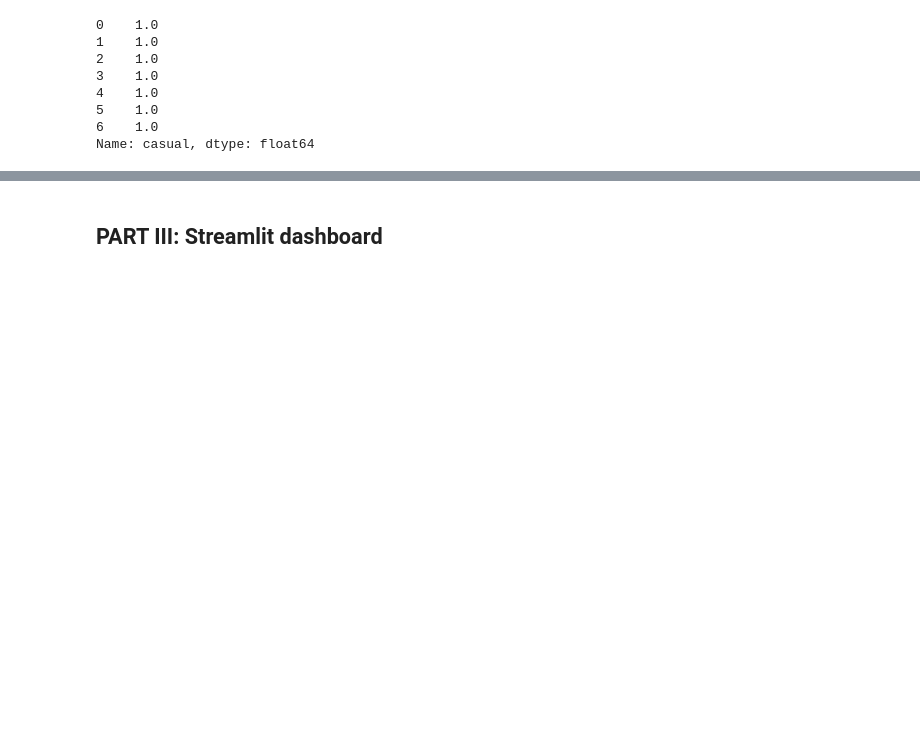
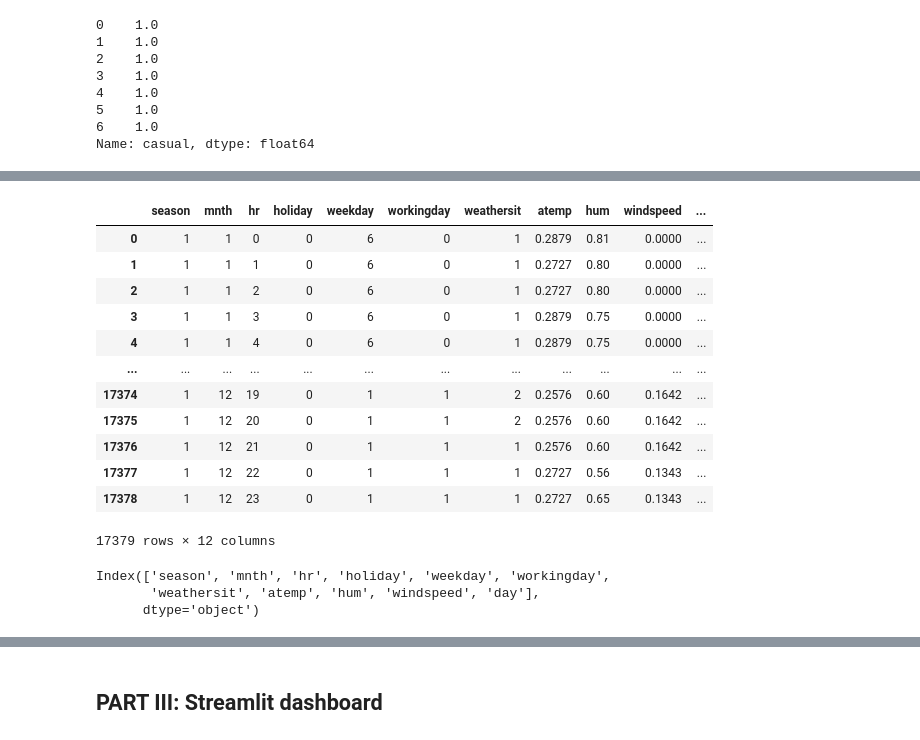
Before and after one commit to badek23/BikeRentalPredictions, a Jupyter notebook: EDA and Model Creation.ipynb, the cells around one changed output, grey strips where cells are left out. Drawn from its saved outputs; the diff is of its cells as text; code cells hidden in the pictures; blank space fills up the shorter version.

```diff
--- a/EDA and Model Creation.ipynb
+++ b/EDA and Model Creation.ipynb
@@ -333,0 +388,22 @@ Name: casual, dtype: float64
+# %%
+data
+# %% [output]
+|  | season | mnth | hr | holiday | weekday | workingday | weathersit | atemp | hum | windspeed | ... |
+| 0 | 1 | 1 | 0 | 0 | 6 | 0 | 1 | 0.2879 | 0.81 | 0.0000 | ... |
+| 1 | 1 | 1 | 1 | 0 | 6 | 0 | 1 | 0.2727 | 0.80 | 0.0000 | ... |
+| 2 | 1 | 1 | 2 | 0 | 6 | 0 | 1 | 0.2727 | 0.80 | 0.0000 | ... |
+| 3 | 1 | 1 | 3 | 0 | 6 | 0 | 1 | 0.2879 | 0.75 | 0.0000 | ... |
+| 4 | 1 | 1 | 4 | 0 | 6 | 0 | 1 | 0.2879 | 0.75 | 0.0000 | ... |
+| ... | ... | ... | ... | ... | ... | ... | ... | ... | ... | ... | ... |
+| 17374 | 1 | 12 | 19 | 0 | 1 | 1 | 2 | 0.2576 | 0.60 | 0.1642 | ... |
+| 17375 | 1 | 12 | 20 | 0 | 1 | 1 | 2 | 0.2576 | 0.60 | 0.1642 | ... |
+| 17376 | 1 | 12 | 21 | 0 | 1 | 1 | 1 | 0.2576 | 0.60 | 0.1642 | ... |
+| 17377 | 1 | 12 | 22 | 0 | 1 | 1 | 1 | 0.2727 | 0.56 | 0.1343 | ... |
+| 17378 | 1 | 12 | 23 | 0 | 1 | 1 | 1 | 0.2727 | 0.65 | 0.1343 | ... |
+17379 rows × 12 columns
+# %%
+data.drop('cnt',axis=1).columns
+# %% [output]
+Index(['season', 'mnth', 'hr', 'holiday', 'weekday', 'workingday',
+       'weathersit', 'atemp', 'hum', 'windspeed', 'day'],
+      dtype='object')
```
Also changed, not shown: parts of 12 cells of this notebook, 5 other files.
